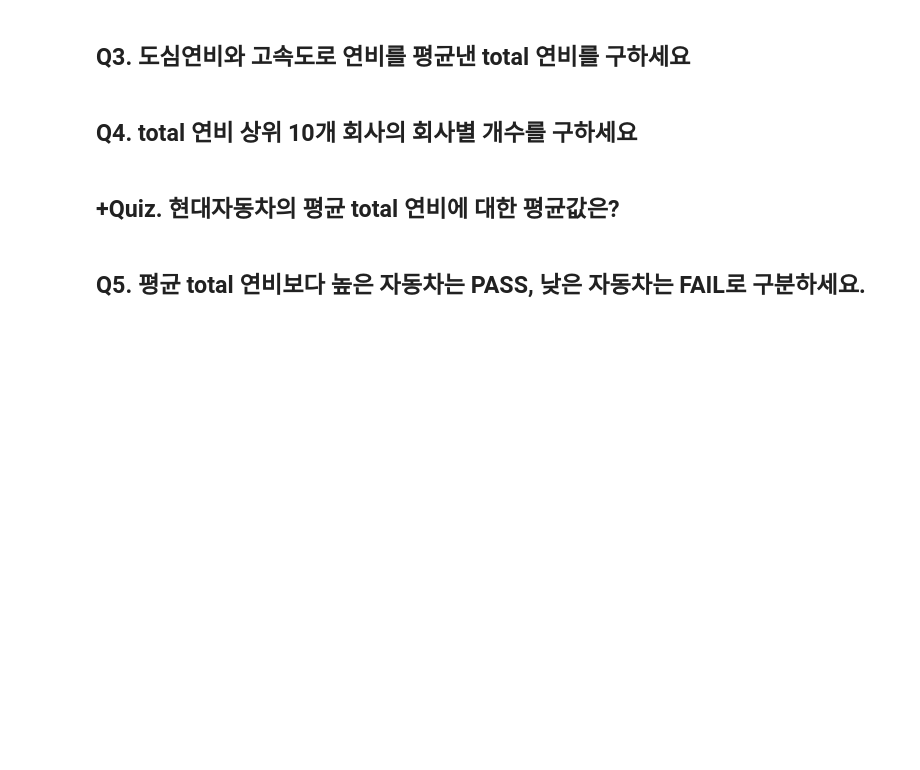
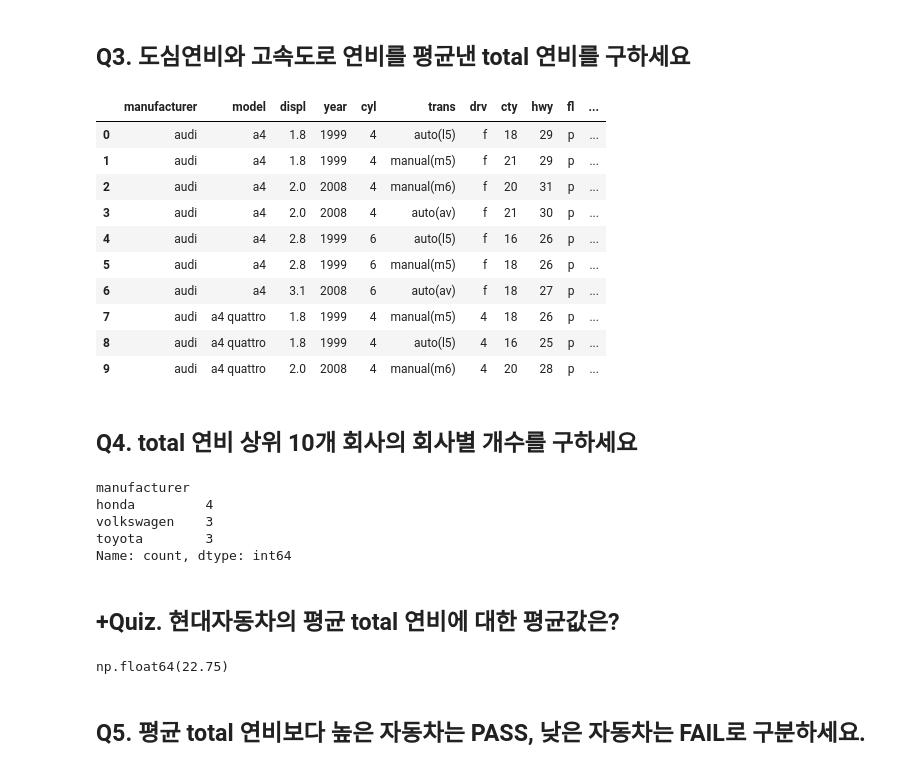
Before and after one commit to walker0625/pandas, a Jupyter notebook: pandas.ipynb, the cells around one changed output. Cells and saved outputs as stored; diff of their text form; code cells hidden in the pictures; blank space fills up the shorter version.

```diff
--- a/pandas.ipynb
+++ b/pandas.ipynb
@@ -425,3 +567,14 @@ data4.iloc[1, 0]
 * hwy : 고속도로 연비
 # %% [markdown]
 ## 데이터 불러오기
+# %%
+mpg = pd.read_csv('data/mpg.csv')
+
+mpg.head() # top 5
+mpg.tail() # bottom 5
+
+mpg.info()
+row, col = mpg.shape
+print(row, col)
+
+mpg.describe(include='object') # all
@@ -434,8 +645,44 @@ data4.iloc[1, 0]
 # %% [markdown]
 ## Q3. 도심연비와 고속도로 연비를 평균낸 total 연비를 구하세요
+# %%
+mpg['total'] = (mpg['cty'] + mpg['hwy']) / 2
+
+# 상위 10개
+mpg.iloc[:10, :]
+temp2 = mpg.head(10)
+
+# manufactuter의 종류와 개수
+temp2['manufacturer'].value_counts()
+# %% [output]
+|  | manufacturer | model | displ | year | cyl | trans | drv | cty | hwy | fl | ... |
+| 0 | audi | a4 | 1.8 | 1999 | 4 | auto(l5) | f | 18 | 29 | p | ... |
+| 1 | audi | a4 | 1.8 | 1999 | 4 | manual(m5) | f | 21 | 29 | p | ... |
+| 2 | audi | a4 | 2.0 | 2008 | 4 | manual(m6) | f | 20 | 31 | p | ... |
+| 3 | audi | a4 | 2.0 | 2008 | 4 | auto(av) | f | 21 | 30 | p | ... |
+| 4 | audi | a4 | 2.8 | 1999 | 6 | auto(l5) | f | 16 | 26 | p | ... |
+| 5 | audi | a4 | 2.8 | 1999 | 6 | manual(m5) | f | 18 | 26 | p | ... |
+| 6 | audi | a4 | 3.1 | 2008 | 6 | auto(av) | f | 18 | 27 | p | ... |
+| 7 | audi | a4 quattro | 1.8 | 1999 | 4 | manual(m5) | 4 | 18 | 26 | p | ... |
+| 8 | audi | a4 quattro | 1.8 | 1999 | 4 | auto(l5) | 4 | 16 | 25 | p | ... |
+| 9 | audi | a4 quattro | 2.0 | 2008 | 4 | manual(m6) | 4 | 20 | 28 | p | ... |
 # %% [markdown]
 ## Q4. total 연비 상위 10개 회사의 회사별 개수를 구하세요
+# %%
+sorted_mpg = mpg.sort_values(by='total', ascending=False)
+head_10 = sorted_mpg.head(10)
+head_10['manufacturer'].value_counts()
+# %% [output]
+manufacturer
+honda         4
+volkswagen    3
+toyota        3
+Name: count, dtype: int64
 # %% [markdown]
 ## +Quiz. 현대자동차의 평균 total 연비에 대한 평균값은?
+# %%
+hyundai_data = mpg[mpg['manufacturer'] == 'hyundai']
+hyundai_data['total'].mean()
+# %% [output]
+np.float64(22.75)
 # %% [markdown]
 ## Q5. 평균 total 연비보다 높은 자동차는 PASS, 낮은 자동차는 FAIL로 구분하세요.
```
Also changed, not shown: parts of 22 cells of this notebook, 13 other files.
